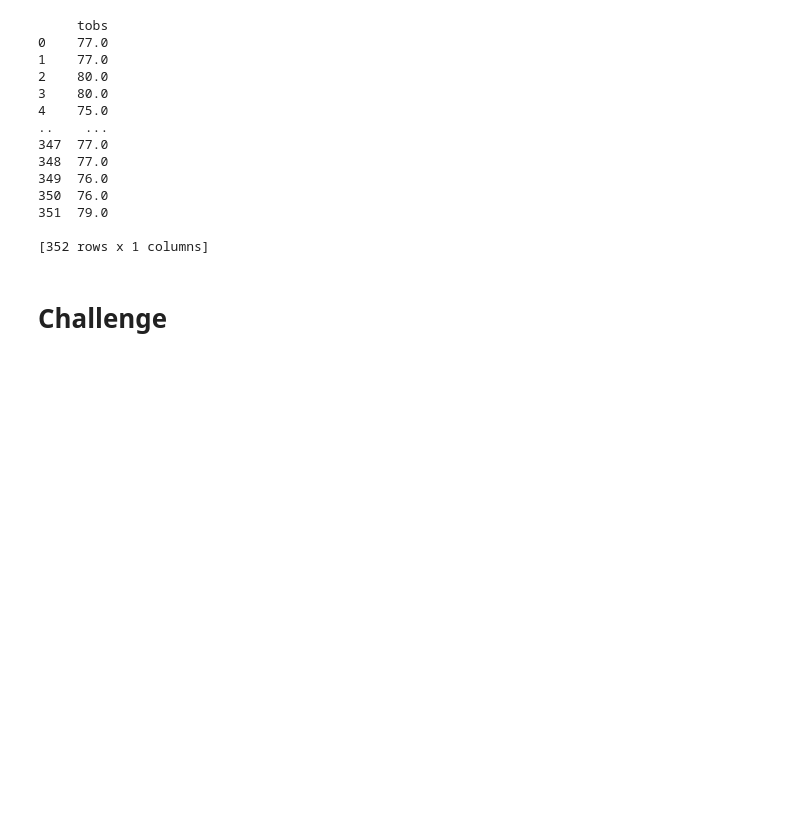
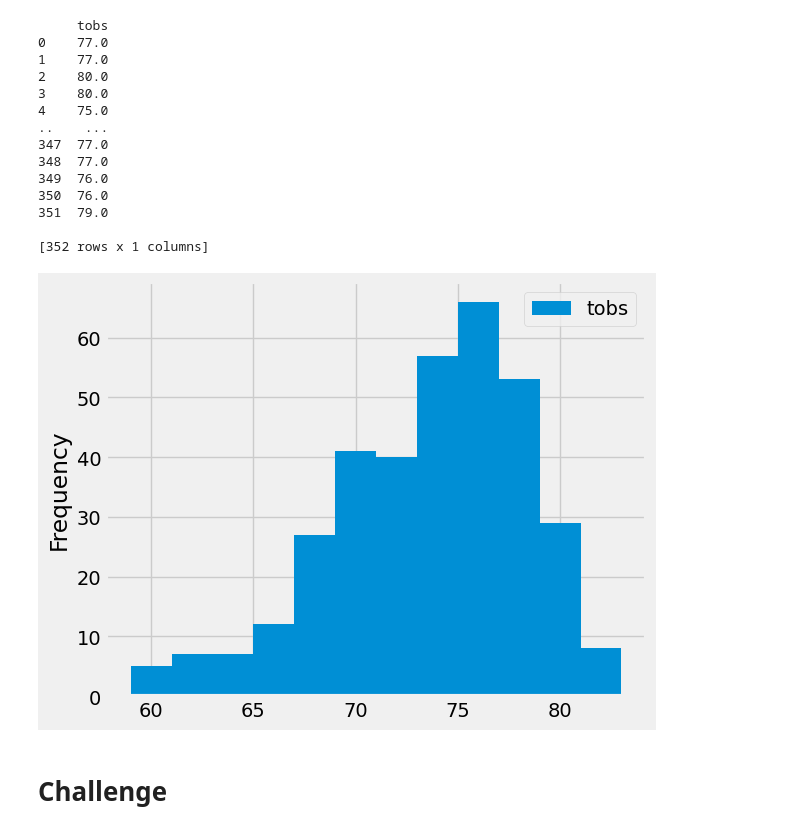
Before and after one commit to mdsinger/surfs_up, a Jupyter notebook: climate_analysis.ipynb, the cells around one changed output. Saved outputs shown, nothing was run; the diff lists cells and outputs as text; code cells hidden in the pictures; blank space fills up the shorter version.

```diff
--- a/climate_analysis.ipynb
+++ b/climate_analysis.ipynb
@@ -158,6 +158,11 @@ print(df)
 351  79.0
 
 [352 rows x 1 columns]
+# %%
+df.plot.hist(bins=12)
+plt.tight_layout()
+# %% [output]
+[figure, added]
 # %%
 # Write a function called `calc_temps` that will accept start date and end date in the format '%Y-%m-%d'
 # and return the minimum, average, and maximum temperatures for that range of dates
```
Also changed, not shown: 3 other files.
